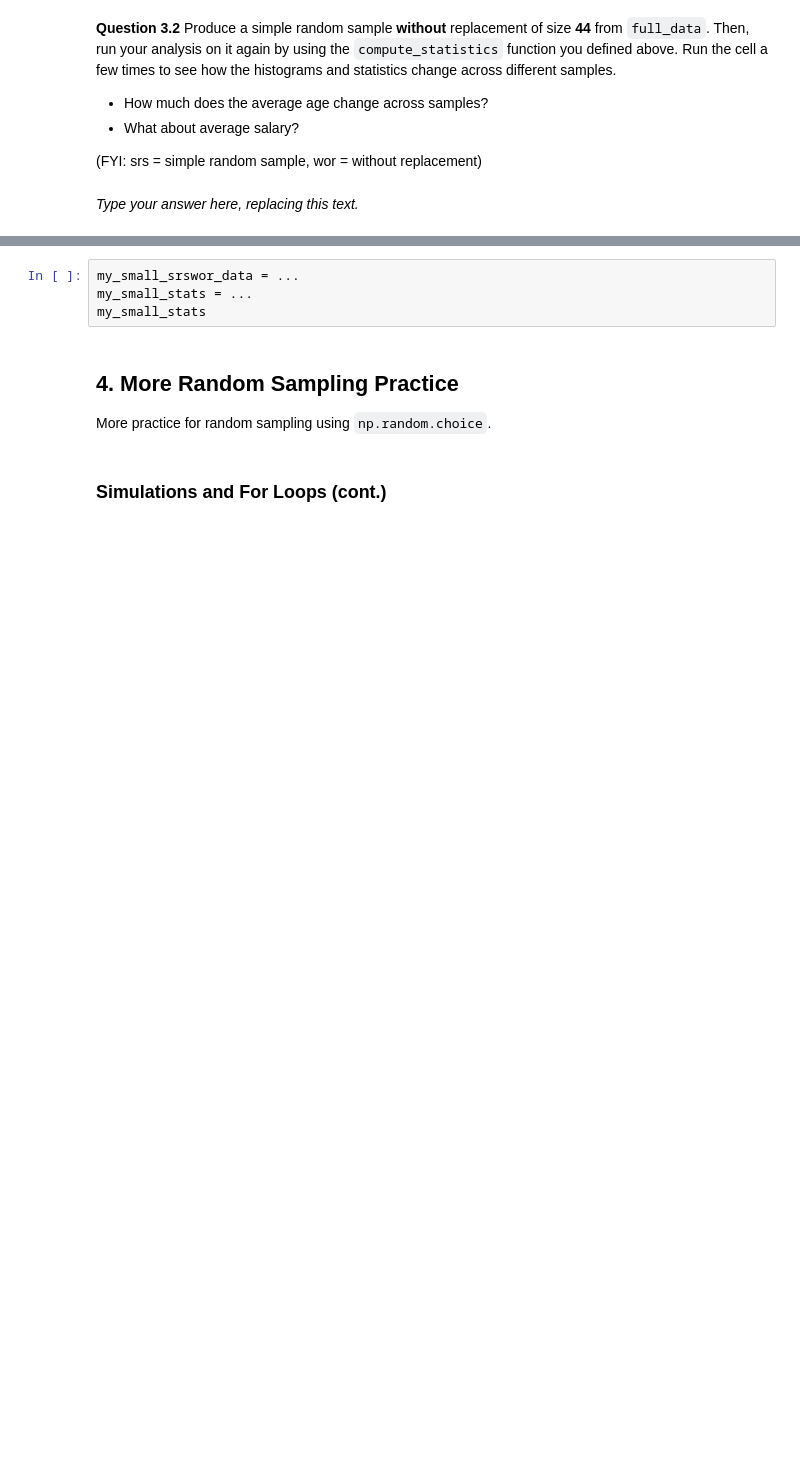
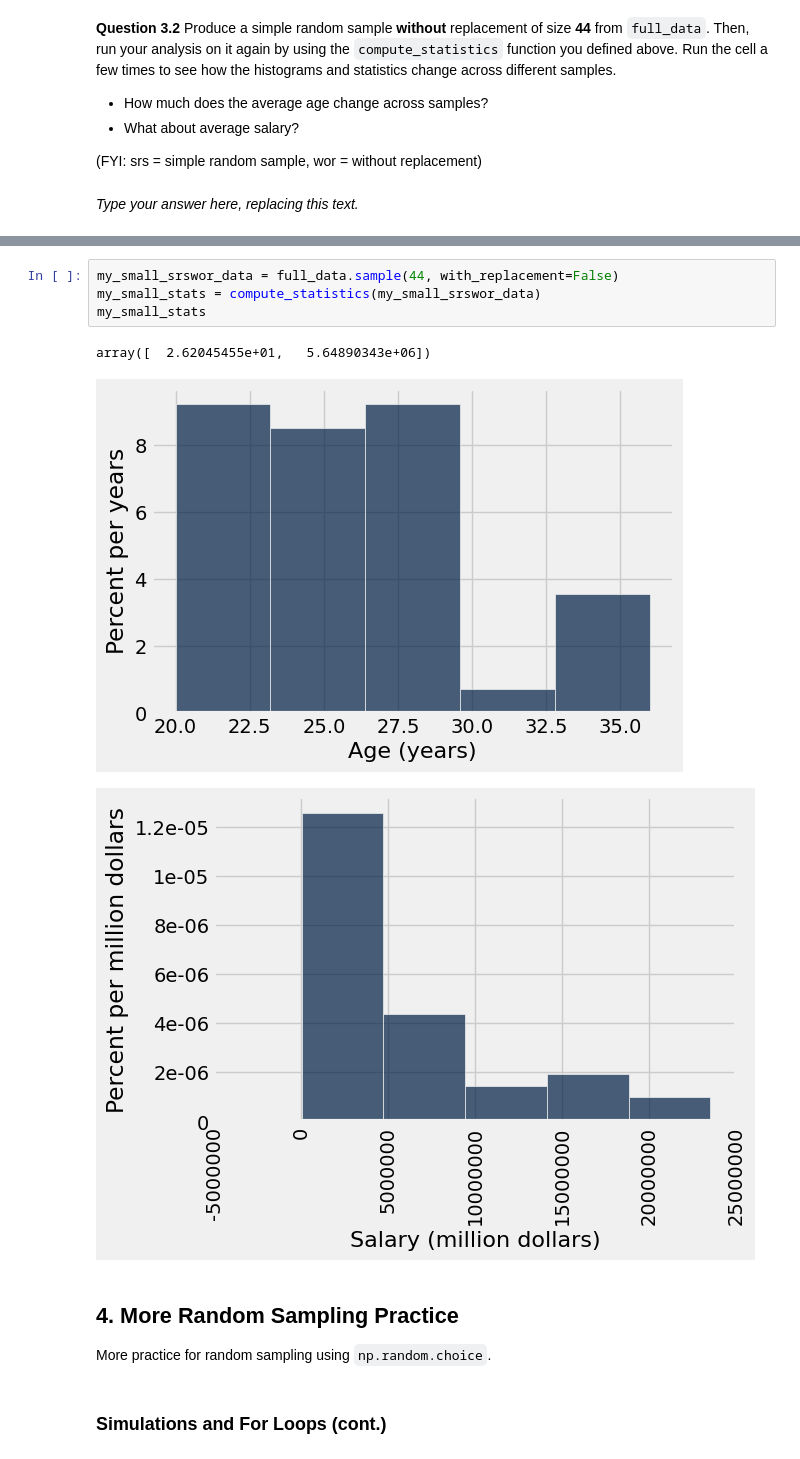
Before and after one commit to trentonbates/fall-24-data1350, a Jupyter notebook: Labs/lab05/lab05.ipynb, the cells around one changed output, grey strips where cells are left out. Saved outputs shown, nothing was run; the diff lists cells and outputs as text; blank space fills up the shorter version.

```diff
--- a/Labs/lab05/lab05.ipynb
+++ b/Labs/lab05/lab05.ipynb
@@ -432,9 +453,13 @@ _Type your answer here, replacing this text._
 # %% [markdown]
 <!-- BEGIN QUESTION -->
 # %%
-my_small_srswor_data = ...
-my_small_stats = ...
+my_small_srswor_data = full_data.sample(44, with_replacement=False)
+my_small_stats = compute_statistics(my_small_srswor_data)
 my_small_stats
+# %% [output]
+array([  2.62045455e+01,   5.64890343e+06])
+[figure, added]
+[figure, added]
 # %% [markdown]
 <!-- END QUESTION -->
 
```
Also changed, not shown: parts of 12 cells of this notebook, 3 other files.
